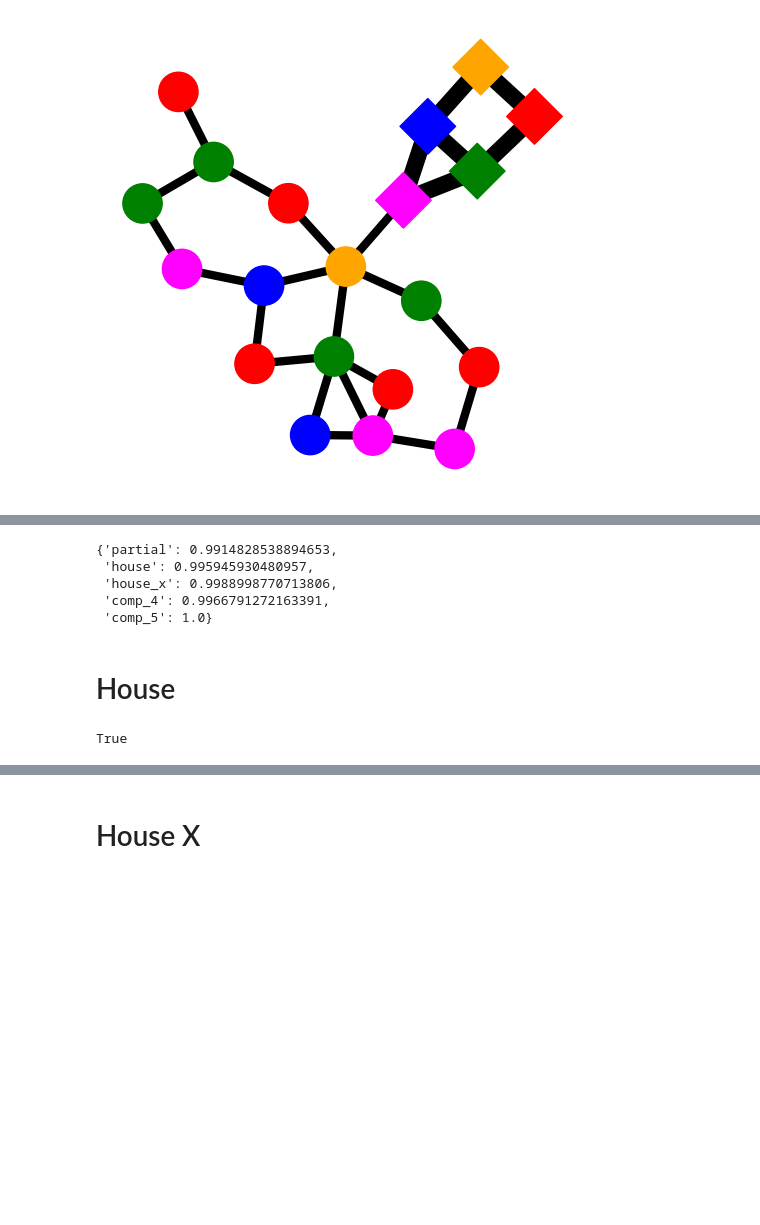
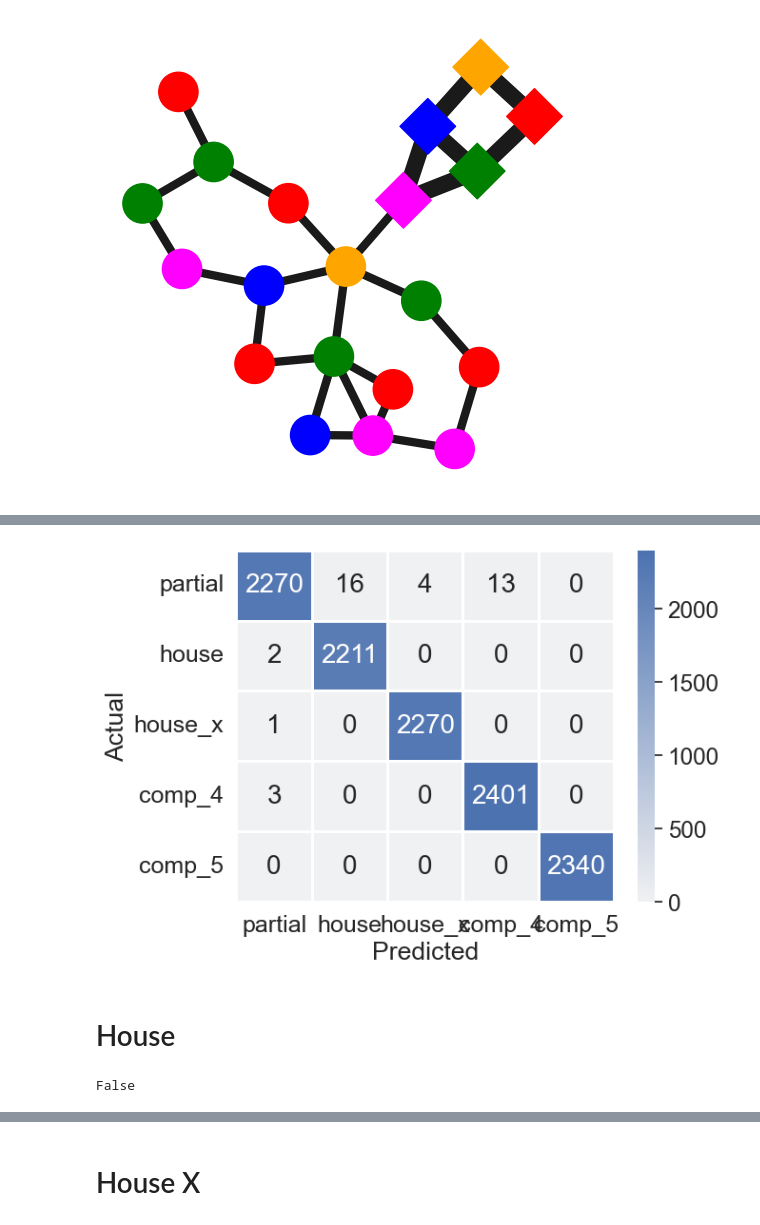
Before and after one commit to yolandalalala/GNNInterpreter, a Jupyter notebook: model_explanation_motif.ipynb, the cells around one changed output, grey strips where cells are left out. Drawn from its saved outputs; the diff is of its cells as text; code cells hidden in the pictures; blank space fills up the shorter version.

```diff
--- a/model_explanation_motif.ipynb
+++ b/model_explanation_motif.ipynb
@@ -20,3 +23,4 @@ model = GCNClassifier(node_features=len(dataset.NODE_CLS),
                       num_classes=len(dataset.GRAPH_CLS),
                       hidden_channels=64,
                       num_layers=3)
+model.load_state_dict(torch.load('ckpts/motif_bkup.pt'))
@@ -23,2 +29,3 @@ model = GCNClassifier(node_features=len(dataset.NODE_CLS),
 # %%
-model.load_state_dict(torch.load('ckpts/motif.pt'))
+dataset_list_gt = dataset.split_by_class()
+dataset_list_pred = dataset.split_by_pred(model)
@@ -26,0 +32,3 @@ model.load_state_dict(torch.load('ckpts/motif.pt'))
+# %%
+evaluation = dataset.model_evaluate(model)
+evaluation
@@ -27,9 +47,5 @@ model.load_state_dict(torch.load('ckpts/motif.pt'))
 # %%
-dataset.evaluate_model(model)
+draw_matrix(evaluation['cm'], dataset.GRAPH_CLS.values(), fmt='d')
 # %% [output]
-{'partial': 0.9914828538894653,
- 'house': 0.995945930480957,
- 'house_x': 0.9988998770713806,
- 'comp_4': 0.9966791272163391,
- 'comp_5': 1.0}
+[figure, added]
 # %%
@@ -70,8 +85,17 @@ trainer[cls_idx] = Trainer(
 )
 # %%
-trainer[1].train(2000)
+cls_idx = 1
+trainer[cls_idx].train(
+    iterations=2000,
+    target_probs={cls_idx: (0.9, 1.0)},
+    target_size=30,
+    w_budget_init=5,
+    w_budget_inc=1.1,
+    w_budget_dec=0.95,
+    k_samples=16
+)
 # %% [output]
-True
+False
 # %%
 trainer[1].evaluate(threshold=0.5, show=True)
 # %% [output]
```
Also changed, not shown: parts of 14 cells of this notebook, 42 other files.
